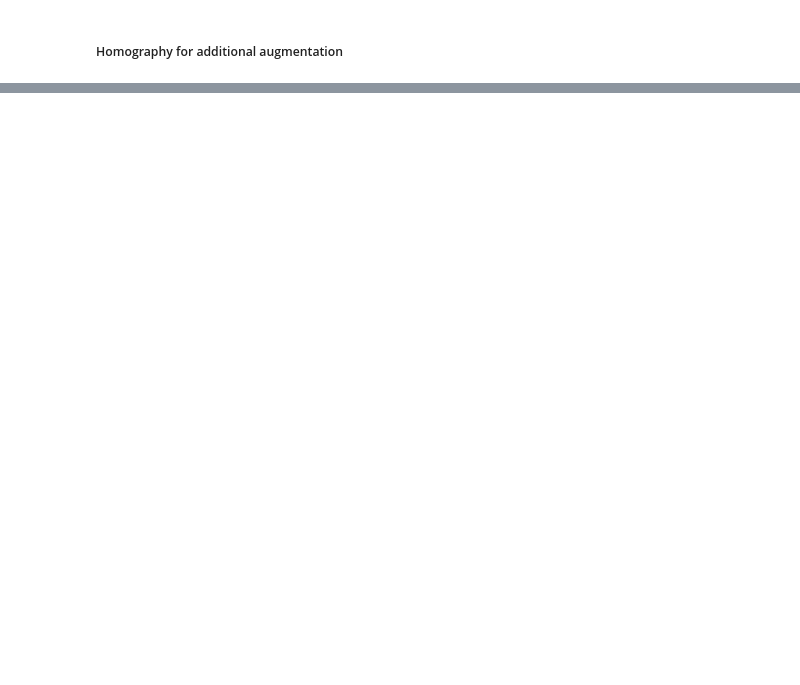
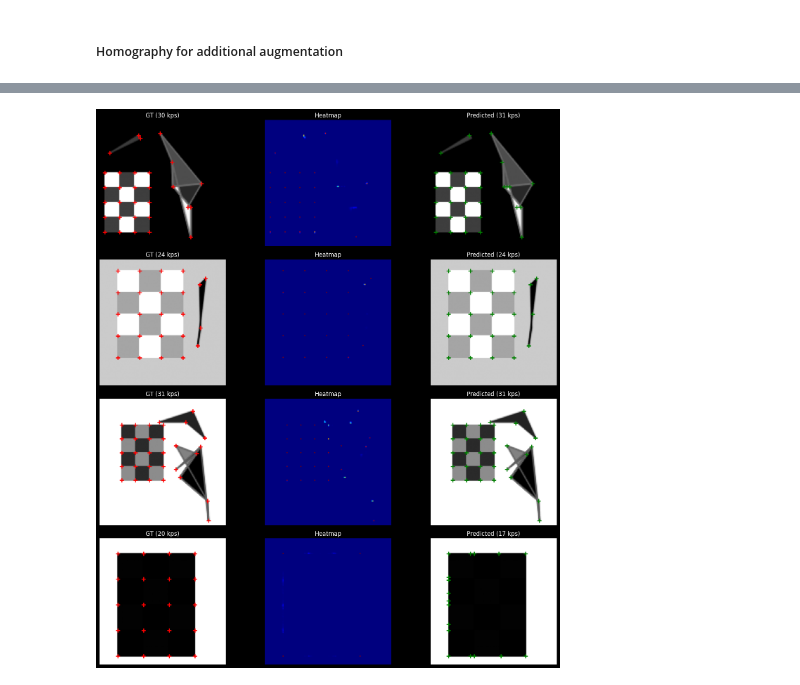
Before and after one commit to korunoskandrea/RV, a Jupyter notebook: vaja_02/detecting_points.ipynb, the cells around one changed output, grey strips where cells are left out. Cells and saved outputs as stored; diff of their text form; code cells hidden in the pictures; blank space fills up the shorter version.

```diff
--- a/vaja_02/detecting_points.ipynb
+++ b/vaja_02/detecting_points.ipynb
@@ -531,0 +899,40 @@ Dataset saved to dataset
+# %%
+def visualize_multiple(model, n=4, size=128):
+    model.eval()
+    fig, axs = plt.subplots(n, 3, figsize=(15, 4 * n))
+
+    for row in range(n):
+        img, kps = generate_image(size=size)
+        img_gray = cv2.cvtColor(img, cv2.COLOR_BGR2GRAY).astype(np.float32) / 255.0
+        img_t = torch.tensor(img_gray).unsqueeze(0).unsqueeze(0).to(device)
+
+        with torch.no_grad():
+            logits, _ = model(img_t)
+            prob_map = decode_to_prob_map(logits)
+
+        pred_kps = get_predicted_keypoints(prob_map)
+        prob = prob_map[0, 0].cpu().numpy()
+
+        axs[row, 0].imshow(img_gray, cmap='gray')
+        for (x, y) in kps:
+            axs[row, 0].plot(x, y, 'r+', markersize=8, markeredgewidth=2)
+        axs[row, 0].set_title(f'GT ({len(kps)} kps)')
+        axs[row, 0].axis('off')
+
+        axs[row, 1].imshow(prob, cmap='jet')
+        axs[row, 1].set_title('Heatmap')
+        axs[row, 1].axis('off')
+
+        axs[row, 2].imshow(img_gray, cmap='gray')
+        for (x, y) in pred_kps:
+            axs[row, 2].plot(x, y, 'g+', markersize=8, markeredgewidth=2)
+        axs[row, 2].set_title(f'Predicted ({len(pred_kps)} kps)')
+        axs[row, 2].axis('off')
+
+    plt.tight_layout()
+    plt.show()
+
+
+visualize_multiple(model, n=4, size=128)
+# %% [output]
+[figure, added]
```
Also changed, not shown: parts of 19 cells of this notebook.
